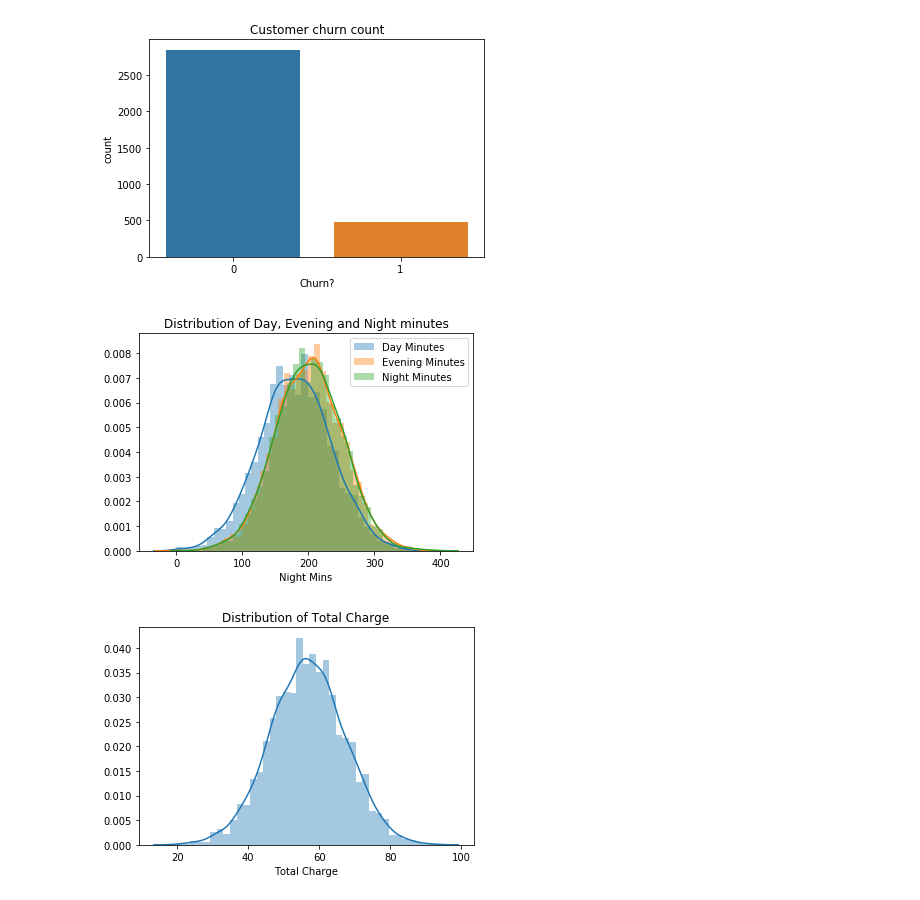
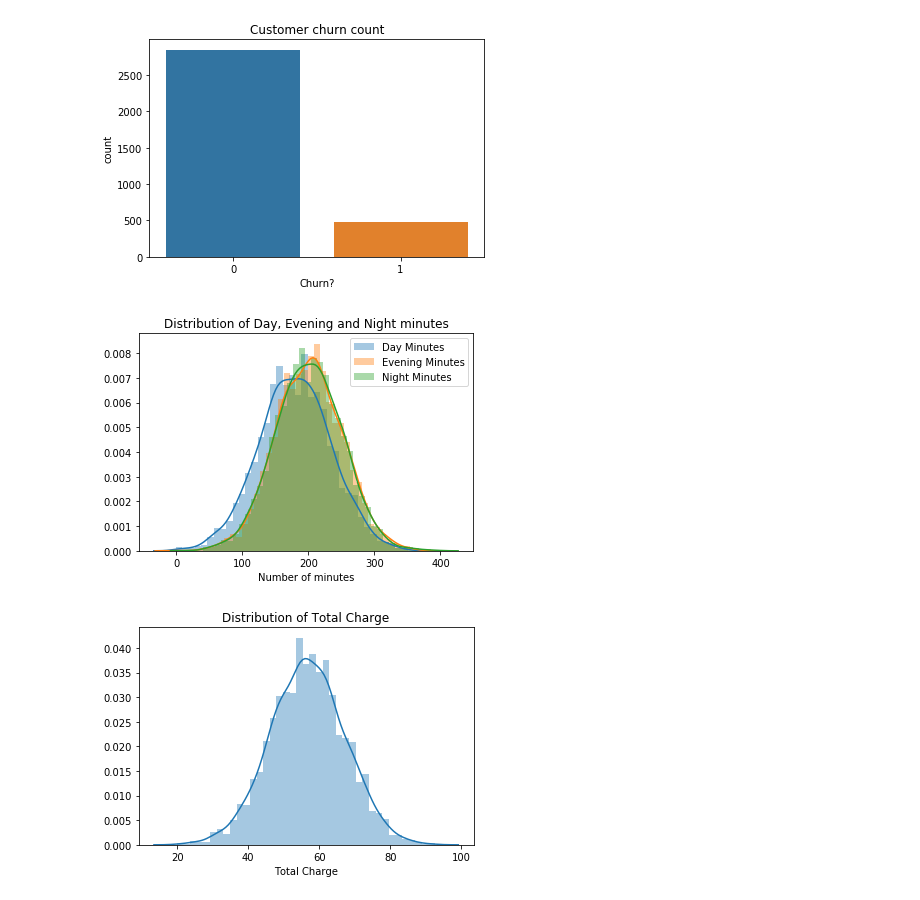
Before and after one commit to JennyYJK/data-dogs-project, a Jupyter notebook: notebook/Data Dogs Group Project .ipynb, the cells around one changed output. Saved outputs shown, nothing was run; the diff lists cells and outputs as text; code cells hidden in the pictures.

```diff
--- a/notebook/Data Dogs Group Project .ipynb
+++ b/notebook/Data Dogs Group Project .ipynb
@@ -96,14 +97,14 @@ plt.show()
 # %%
 sns.distplot(customer_churn_data['Day Mins'], label='Day Minutes')
 sns.distplot(customer_churn_data['Eve Mins'], label='Evening Minutes')
 sns.distplot(customer_churn_data['Night Mins'], label='Night Minutes')
 
 plt.title('Distribution of Day, Evening and Night minutes')
-plt
+plt.xlabel('Number of minutes')
 plt.legend()
 plt.show()
 # %% [output]
-[figure, old version]
+[figure, new version]
 # %%
 sns.distplot(customer_churn_data['Total Charge'])
 plt.title('Distribution of Total Charge')
```
Also changed, not shown: parts of 10 cells of this notebook.
